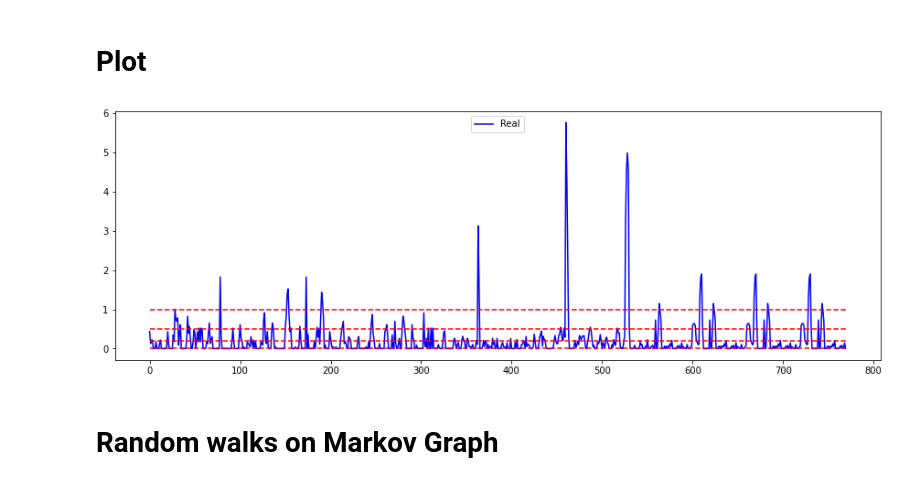
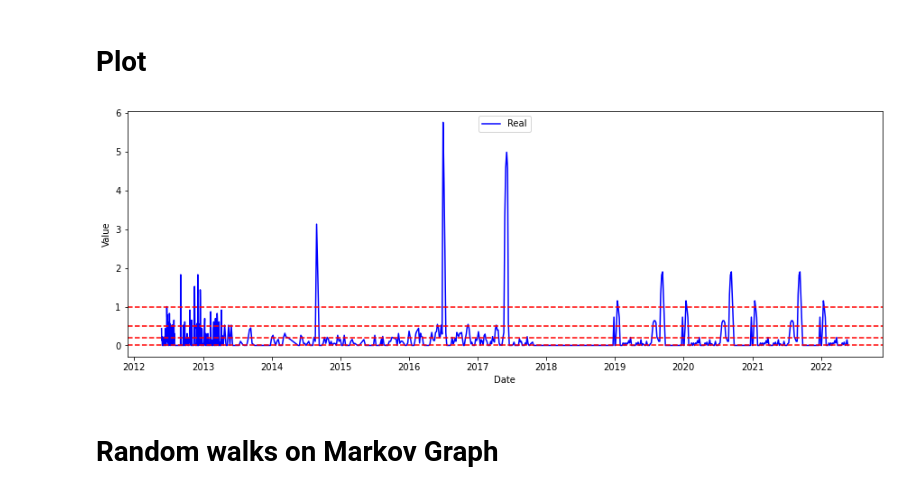
Before and after one commit to HuanLe02/time-series, a Jupyter notebook: demo4_MarkovThresholds.ipynb, the cells around one changed output. Cells and saved outputs as stored; diff of their text form; code cells hidden in the pictures.

```diff
--- a/demo4_MarkovThresholds.ipynb
+++ b/demo4_MarkovThresholds.ipynb
@@ -11,6 +11,7 @@ import utils_markov
 # %%
 datain = pd.read_csv("datasets/csv6.csv")
 datain['Date'] = pd.to_datetime(datain['Date'])
+datain = datain.set_index('Date')
 datalist = datain['Value'].to_numpy()
 dsize = datalist.size
 dsize
@@ -48,16 +52,20 @@ markov, states_dict
 # %% [markdown]
 # Plot
 # %%
-x_axis = np.arange(dsize)
 plt.figure(figsize=(15,5))
-plt.plot(x_axis, datalist, color="b", label="Real")
+plt.plot(datain['Value'], color="b", label="Real")
 plt.legend(loc=9)
+plt.xlabel('Date')
+plt.ylabel('Value')
 
 # plot threshold lines
 for thres in thresholds:
-    plt.plot(x_axis, thres*np.ones(len(x_axis)), color="r", linestyle='dashed')
+    plt.axhline(thres, color="r", linestyle='dashed')
+
+# save
+plt.savefig('thresholds.png')
 # %% [output]
-[figure, old version]
+[figure, new version]
 # %% [markdown]
 # Random walks on Markov Graph
 # %% [markdown]
```
Also changed, not shown: parts of 4 cells of this notebook.
